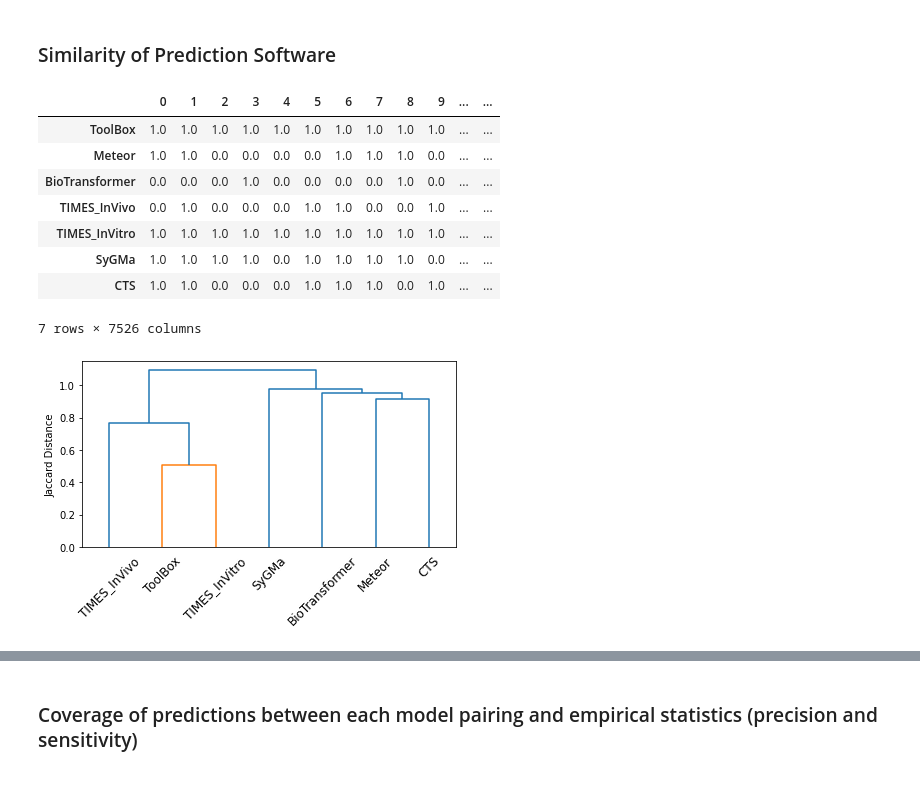
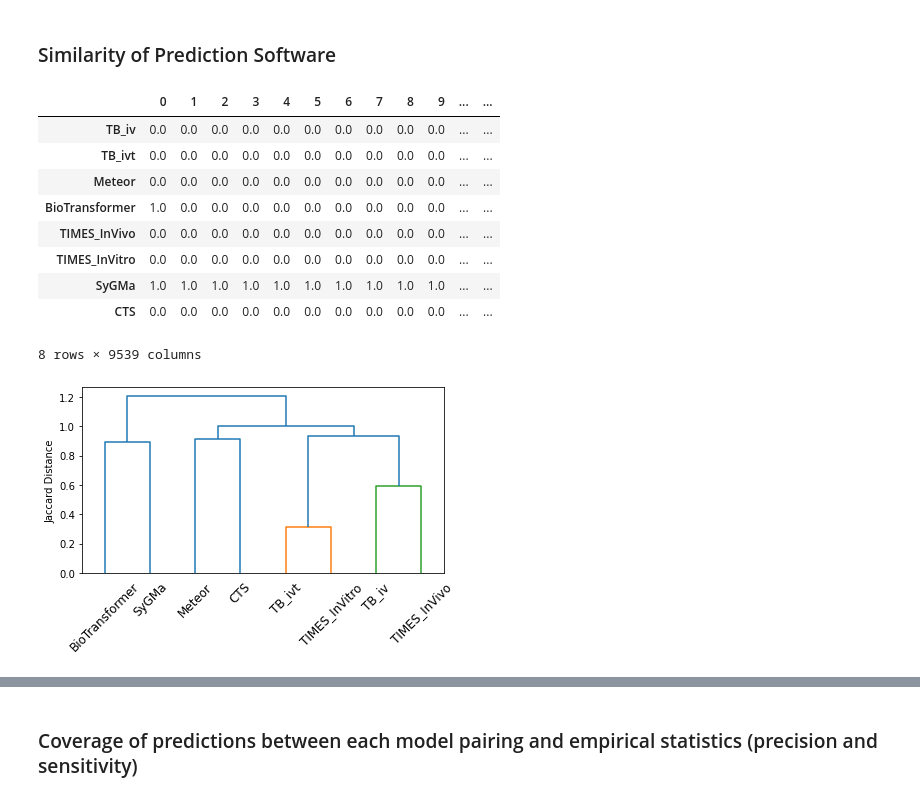
Before and after one commit to patlewig/in_silico_metabolism, a Jupyter notebook: notebooks/02_GlobalComparison_v1.ipynb, the cells around one changed output, grey strips where cells are left out. Drawn from its saved outputs; the diff is of its cells as text; code cells hidden in the pictures.

```diff
--- a/notebooks/02_GlobalComparison_v1.ipynb
+++ b/notebooks/02_GlobalComparison_v1.ipynb
@@ -48,3 +50,3 @@ import matplotlib.image as mpimg
 # %%
-agg_Data = pd.read_csv(processed_dat_dir+'Cleaned_AggregateData.csv')
+agg_Data = pd.read_csv(processed_dat_dir+'Cleaned_AggregateData_031221_sorted.csv')
 DSSToxList = pd.read_csv(processed_dat_dir+ 'Processed_CompToxList_v1.csv')
@@ -133,29 +297,30 @@ for x in range(metab_Compare.shape[0]):
 # %% [markdown]
 ### Similarity of Prediction Software
 # %%
-model_fingerprint_DF = agg_Data.loc[:,['ToolBox', 'Meteor','BioTransformer','TIMES_InVivo','TIMES_InVitro','SyGMa', 'CTS']].transpose()
+model_fingerprint_DF = agg_Data.loc[:,['TB_iv', 'TB_ivt', 'Meteor','BioTransformer','TIMES_InVivo','TIMES_InVitro','SyGMa', 'CTS']].transpose()
 model_fingerprint_DF
 # %% [output]
 |  | 0 | 1 | 2 | 3 | 4 | 5 | 6 | 7 | 8 | 9 | ... | ... |
-| ToolBox | 1.0 | 1.0 | 1.0 | 1.0 | 1.0 | 1.0 | 1.0 | 1.0 | 1.0 | 1.0 | ... | ... |
-| Meteor | 1.0 | 1.0 | 0.0 | 0.0 | 0.0 | 0.0 | 1.0 | 1.0 | 1.0 | 0.0 | ... | ... |
-| BioTransformer | 0.0 | 0.0 | 0.0 | 1.0 | 0.0 | 0.0 | 0.0 | 0.0 | 1.0 | 0.0 | ... | ... |
-| TIMES_InVivo | 0.0 | 1.0 | 0.0 | 0.0 | 0.0 | 1.0 | 1.0 | 0.0 | 0.0 | 1.0 | ... | ... |
-| TIMES_InVitro | 1.0 | 1.0 | 1.0 | 1.0 | 1.0 | 1.0 | 1.0 | 1.0 | 1.0 | 1.0 | ... | ... |
-| SyGMa | 1.0 | 1.0 | 1.0 | 1.0 | 0.0 | 1.0 | 1.0 | 1.0 | 1.0 | 0.0 | ... | ... |
-| CTS | 1.0 | 1.0 | 0.0 | 0.0 | 0.0 | 1.0 | 1.0 | 1.0 | 0.0 | 1.0 | ... | ... |
+| TB_iv | 0.0 | 0.0 | 0.0 | 0.0 | 0.0 | 0.0 | 0.0 | 0.0 | 0.0 | 0.0 | ... | ... |
+| TB_ivt | 0.0 | 0.0 | 0.0 | 0.0 | 0.0 | 0.0 | 0.0 | 0.0 | 0.0 | 0.0 | ... | ... |
+| Meteor | 0.0 | 0.0 | 0.0 | 0.0 | 0.0 | 0.0 | 0.0 | 0.0 | 0.0 | 0.0 | ... | ... |
+| BioTransformer | 1.0 | 0.0 | 0.0 | 0.0 | 0.0 | 0.0 | 0.0 | 0.0 | 0.0 | 0.0 | ... | ... |
+| TIMES_InVivo | 0.0 | 0.0 | 0.0 | 0.0 | 0.0 | 0.0 | 0.0 | 0.0 | 0.0 | 0.0 | ... | ... |
+| TIMES_InVitro | 0.0 | 0.0 | 0.0 | 0.0 | 0.0 | 0.0 | 0.0 | 0.0 | 0.0 | 0.0 | ... | ... |
+| SyGMa | 1.0 | 1.0 | 1.0 | 1.0 | 1.0 | 1.0 | 1.0 | 1.0 | 1.0 | 1.0 | ... | ... |
+| CTS | 0.0 | 0.0 | 0.0 | 0.0 | 0.0 | 0.0 | 0.0 | 0.0 | 0.0 | 0.0 | ... | ... |
-7 rows × 7526 columns
+8 rows × 9539 columns
 # %%
 model_dist_vector = pdist(model_fingerprint_DF, 'jaccard')
 
 cluster = hc.linkage(model_dist_vector, method = 'ward')
-plot = hc.dendrogram(cluster, labels = ['ToolBox', 'Meteor','BioTransformer','TIMES_InVivo','TIMES_InVitro','SyGMa', 'CTS'], leaf_rotation = 45)
+plot = hc.dendrogram(cluster, labels = ['TB_iv', 'TB_ivt', 'Meteor','BioTransformer','TIMES_InVivo','TIMES_InVitro','SyGMa', 'CTS'], leaf_rotation = 45)
 plt.ylabel('Jaccard Distance')
 
 plt.tight_layout()
-plt.savefig(figures_dir+'similarity_hcluster_100821.png', transparent = True)
+plt.savefig(figures_dir+'similarity_hcluster_031221.png', transparent = True)
 # %% [output]
-[figure, old version]
+[figure, new version]
 # %%
 D_met = pd.DataFrame(squareform(model_dist_vector), columns = model_fingerprint_DF.index, index = model_fingerprint_DF.index)
 S_met = 1-D_met.where(np.tril(np.ones(D_met.shape)).astype(np.bool))
```
Also changed, not shown: parts of 40 cells of this notebook, 4 other files.
